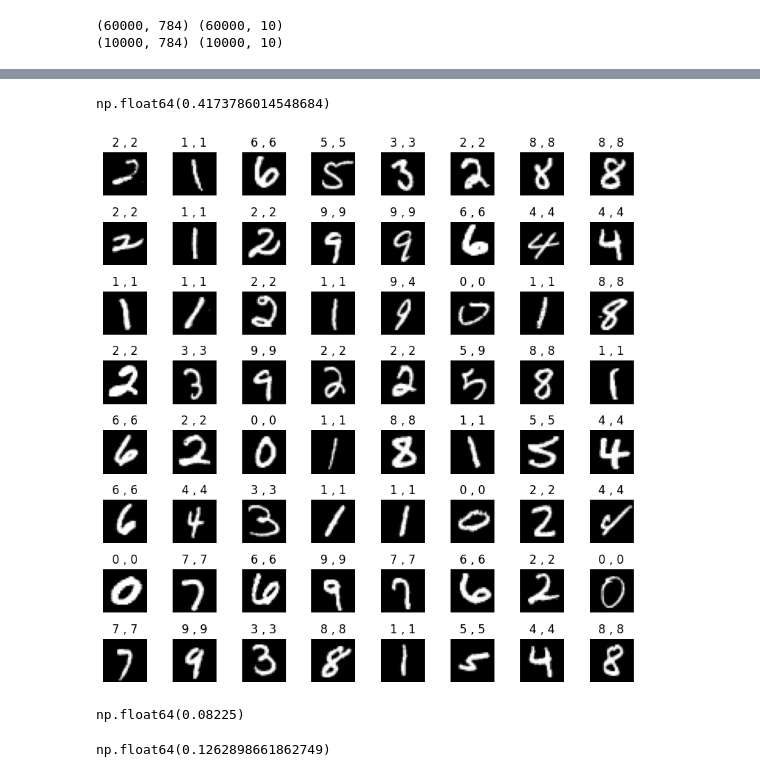
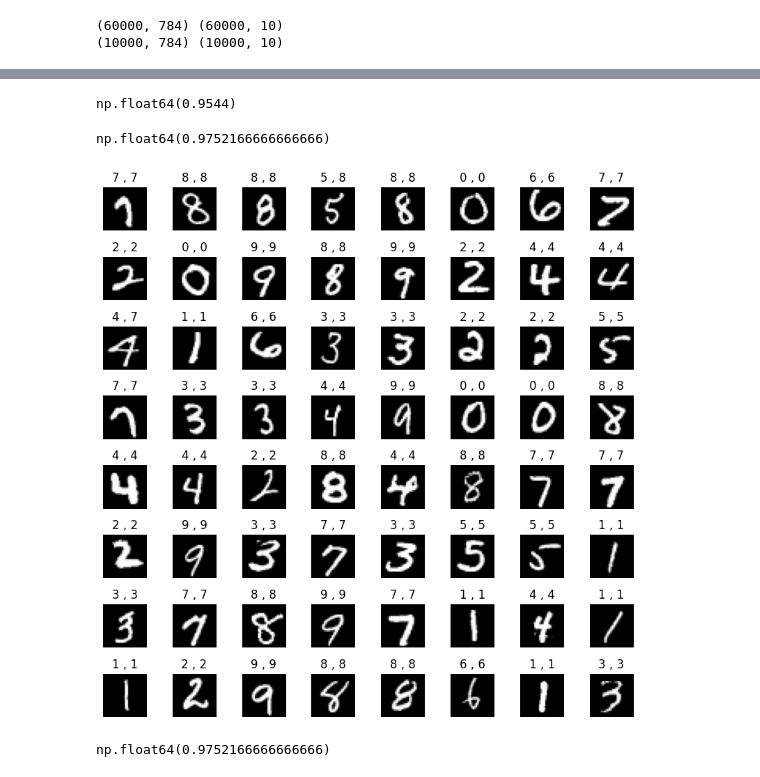
Before and after one commit to Benjamincf0/AI, a Jupyter notebook: nn.ipynb, the cells around one changed output, grey strips where cells are left out. Drawn from its saved outputs; the diff is of its cells as text; code cells hidden in the pictures.

```diff
--- a/nn.ipynb
+++ b/nn.ipynb
@@ -21 +16,3 @@ net = Net([
+# %%
+net = Net.load_model('classification_models/3h.npz')
 # %%
@@ -94,32 +59,36 @@ plt.plot(J_history[:])
+# %%
+net.compute_accuracy(X_test, Y_test) # near 0
+# %% [output]
+np.float64(0.9544)
 # %%
-net.compute_cost(X_train, Y_train) # near 0
+net.compute_accuracy(X_train, Y_train) # near 0
 # %% [output]
-np.float64(0.4173786014548684)
+np.float64(0.9752166666666666)
 # %%
 fig, axes = plt.subplots(8,8, figsize=(8,8))
 fig.tight_layout(pad=0.1)
 
 for i,ax in enumerate(axes.flat):
     # Select random indices
     random_index = np.random.randint(10000)
 
     # Select rows corresponding to the random indices and
     # reshape the image
     X_random_reshaped = X_test[random_index].reshape((28,28))
 
     # Display the image
 
     ax.imshow(X_random_reshaped, cmap='gray')
-    y_pred = net2.predict(X_random_reshaped.reshape((1, 784)))
+    y_pred = net.predict(X_random_reshaped.reshape((1, 784)))
     y_pred_label = np.argmax(y_pred, axis=1)
 
 
     # Display the label above the image
     ax.set_title(f'{Y_test_label[random_index]} , {y_pred_label[0]}')
     ax.set_axis_off()
 # %% [output]
-[figure, old version]
+[figure, new version]
 # %%
 net.compute_accuracy(X_train, Y_train)
 # %% [output]
-np.float64(0.08225)
+np.float64(0.9752166666666666)
@@ -130,7 +97,3 @@ net2 = Net.load_model('nn/model.npz')
-# %%
-net2.compute_cost(X_train, Y_train)
-# %% [output]
-np.float64(0.1262898661862749)
 # %%
 net2.compute_accuracy(X_train, Y_train)
 # %% [output]
```
Also changed, not shown: parts of 20 cells of this notebook, 7 other files.
